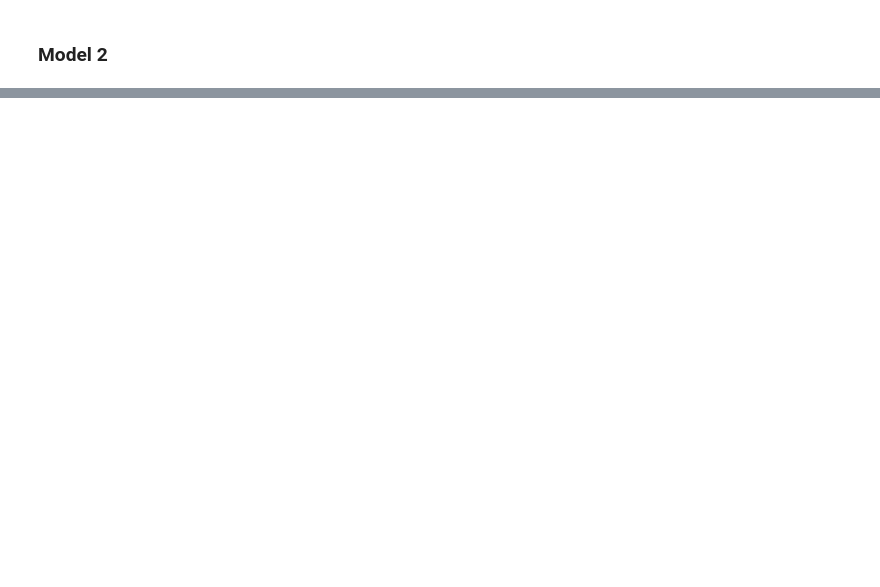
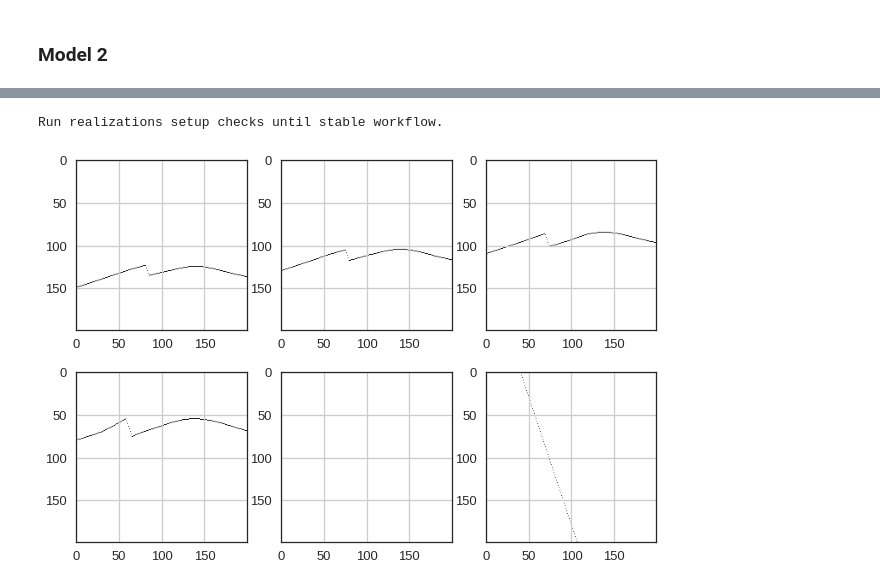
Before and after one commit to TrellixVulnTeam/gempy-notebooks_Q97W, a Jupyter notebook: server-gempy/workflow-v4/geo-model-v4-test.ipynb, the cells around one changed output, grey strips where cells are left out. Saved outputs shown, nothing was run; the diff lists cells and outputs as text; code cells hidden in the pictures; blank space fills up the shorter version.

```diff
--- a/server-gempy/workflow-v4/geo-model-v4-test.ipynb
+++ b/server-gempy/workflow-v4/geo-model-v4-test.ipynb
@@ -177,0 +176,25 @@ Fault colors changed. If you do not like this behavior, set change_color to Fals
+# %%
+if real_run.check_setup_single_realization(geo_model):
+    solution = gp.compute_model(model=geo_model, sort_surfaces=False)
+# %% [output]
+Run realizations setup checks until stable workflow.
+# %%
+Bx = post_pro.compute_boolean_matrix_for_section_surface_top(geo_model)
+# %%
+# plot for sanity check
+fig, axs = plt.subplots(2, 3)
+axs[0,0].imshow(Bx['1-1'])
+axs[0,0].grid()
+axs[0,1].imshow(Bx['1-2'])
+axs[0,1].grid()
+axs[0,2].imshow(Bx['1-3'])
+axs[0,2].grid()
+axs[1,0].imshow(Bx['1-4'])
+axs[1,0].grid()
+axs[1,1].imshow(Bx['1-0'])
+axs[1,1].grid()
+axs[1,2].imshow(Bx['0-1'])
+axs[1,2].grid()
+plt.show()
+# %% [output]
+[figure, added]
```
Also changed, not shown: parts of 8 cells of this notebook, 3 other files.
